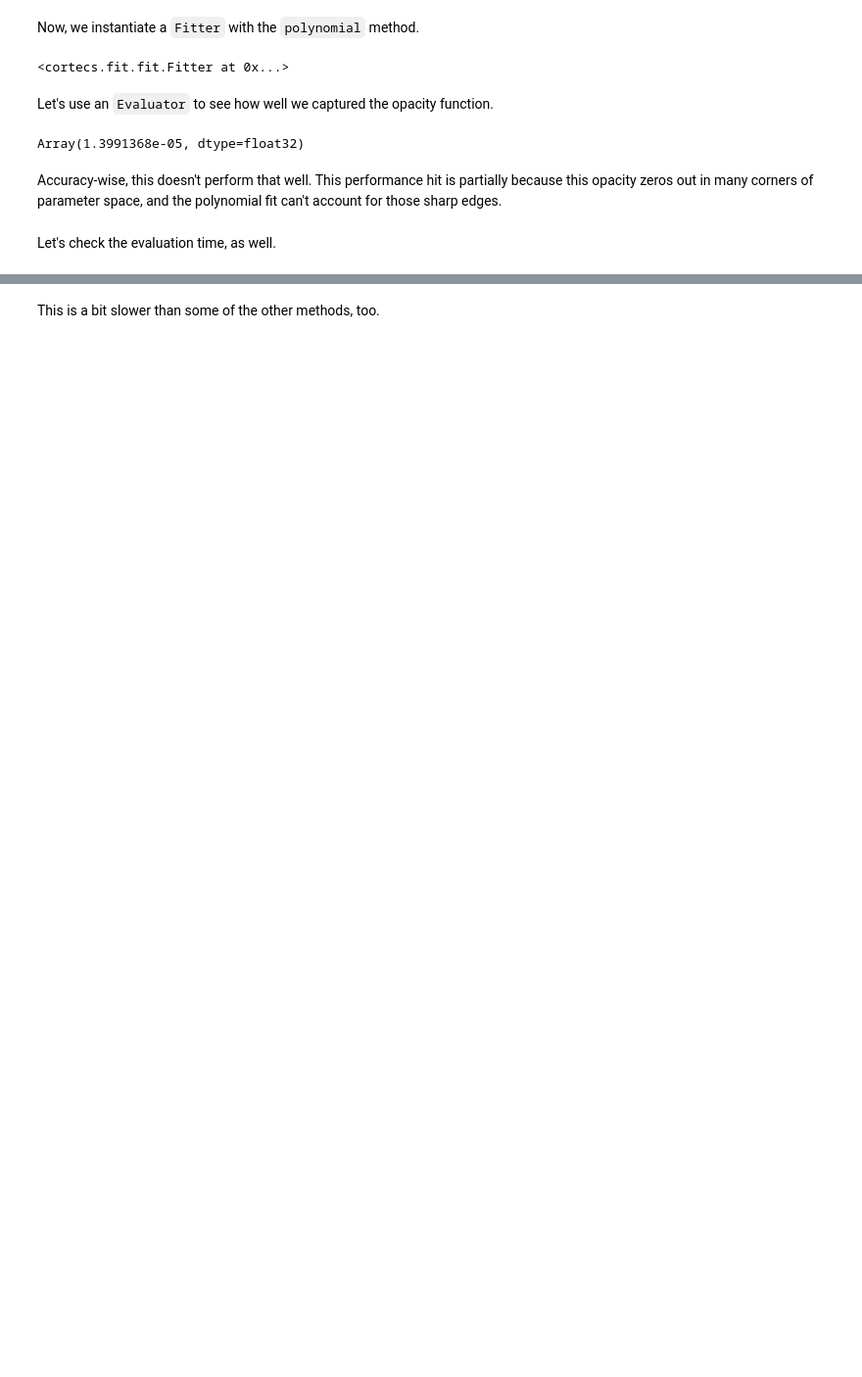
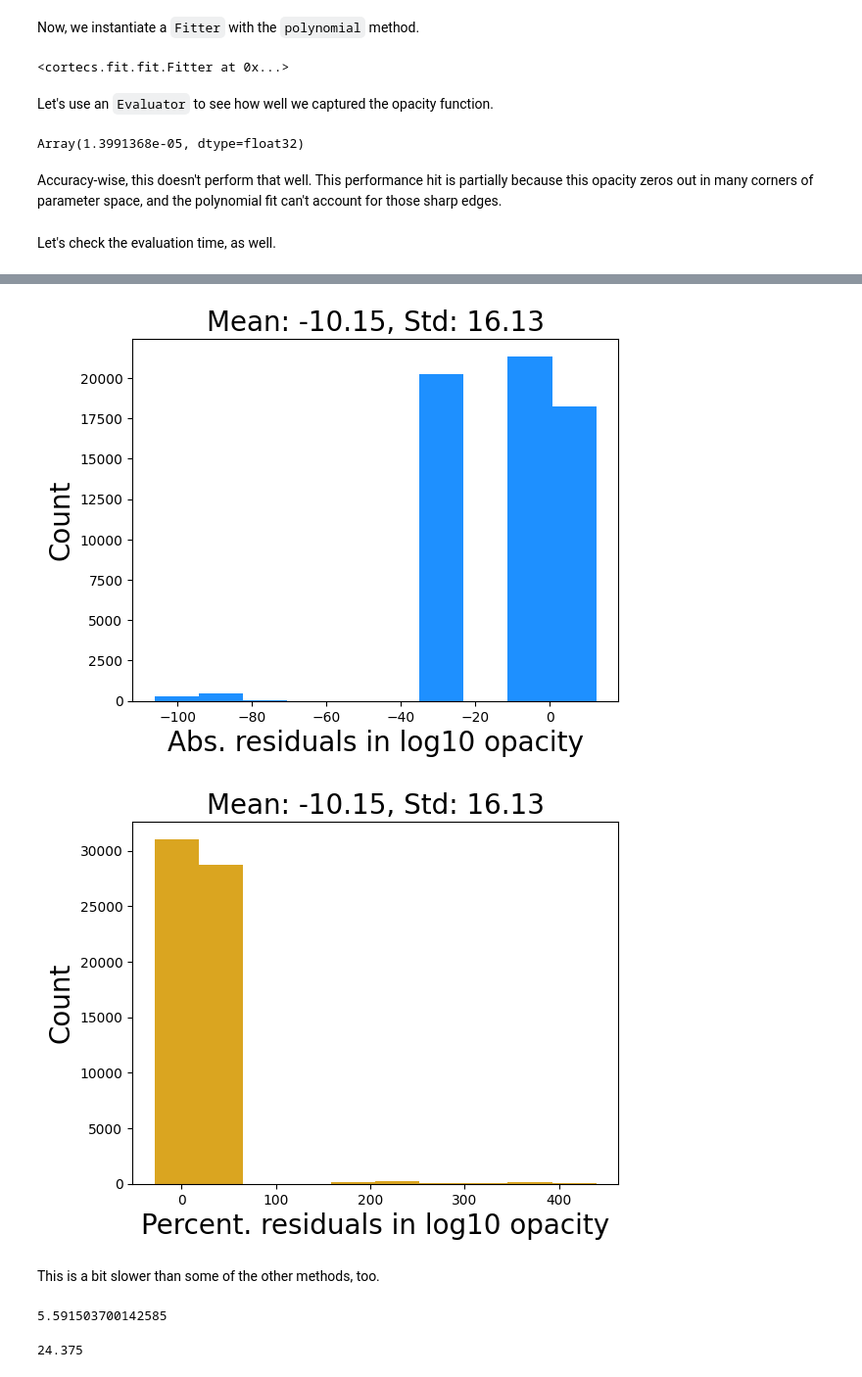
Before and after one commit to arjunsavel/cortecs, a Jupyter notebook: docs/pages/fitting_polynomial.ipynb, the cells around one changed output, grey strips where cells are left out. Shown at 98% size. Saved outputs shown, nothing was run; the diff lists cells and outputs as text; code cells hidden in the pictures; blank space fills up the shorter version.

```diff
--- a/docs/pages/fitting_polynomial.ipynb
+++ b/docs/pages/fitting_polynomial.ipynb
@@ -61,2 +61,17 @@ evaluator.eval(temperature, pressure, wavelength)
+# %%
+vals, orig_vals, abs_diffs, percent_diffs = calc_metrics(
+    fitter, tp_undersample_factor=2, plot=True
+);
+# %% [output]
+[figure, added]
+[figure, added]
 # %% [markdown]
 This is a bit slower than some of the other methods, too.
+# %%
+np.median(np.abs(abs_diffs))
+# %% [output]
+5.591503700142585
+# %%
+opac_obj.cross_section.nbytes / fitter.fitter_results[1].nbytes
+# %% [output]
+24.375
```
Also changed, not shown: parts of 1 cell of this notebook, 2 other files.
